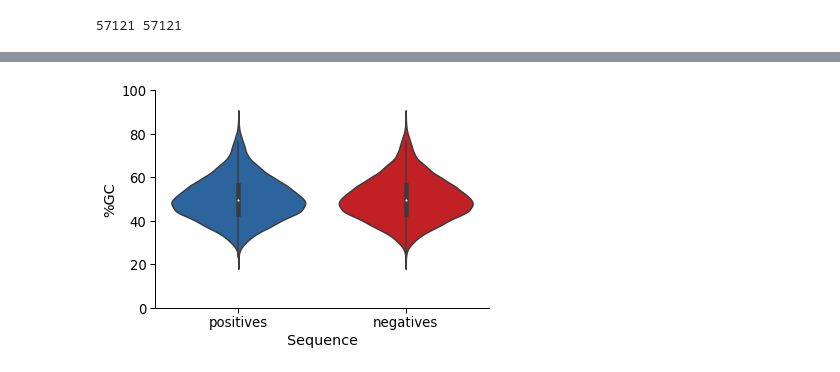
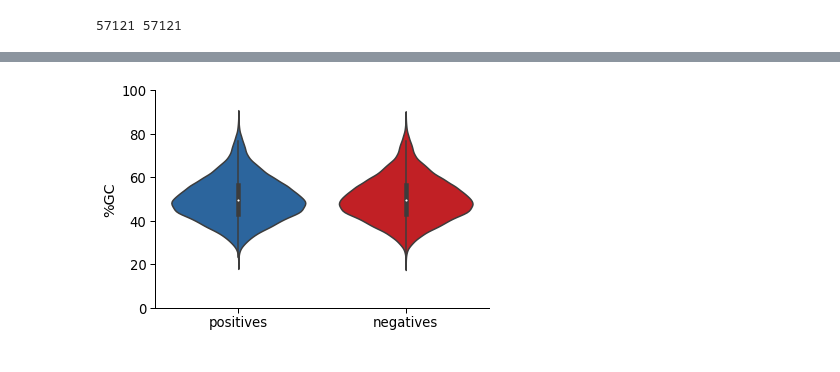
Before and after one commit to wassermanlab/CTCF, a Jupyter notebook: Data/get-strand-specific-seqs.ipynb, the cells around one changed output, grey strips where cells are left out. Drawn from its saved outputs; the diff is of its cells as text; code cells hidden in the pictures.

```diff
--- a/Data/get-strand-specific-seqs.ipynb
+++ b/Data/get-strand-specific-seqs.ipynb
@@ -124,12 +124,13 @@ df
 # %%
 # Plot %GC distributions
 sns.set_context("paper", font_scale=1.5, rc={"lines.linewidth": 1.5})
 sns.set_palette(sns.color_palette(["#1965B0", "#DC050C"]))
 g = sns.violinplot(x="Sequence", y="%GC", data=df)
+g.set(xlabel=None)
 g.set(ylim=(0, 100))
 sns.despine()
 # %% [output]
-[figure, old version]
+[figure, new version]
 # %%
 # Another sanity check
 rs_positives = []
```
Also changed, not shown: parts of 4 cells of this notebook, 8 other files.
